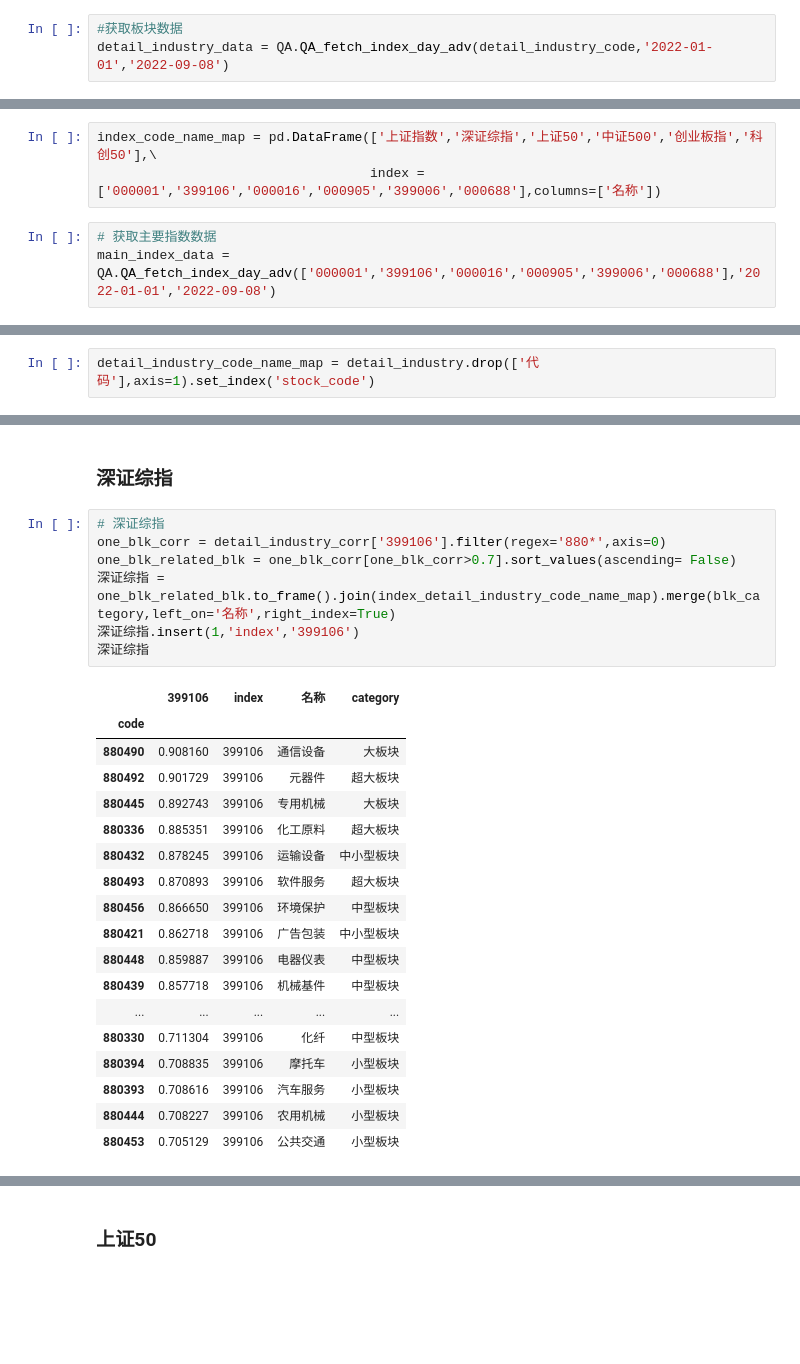
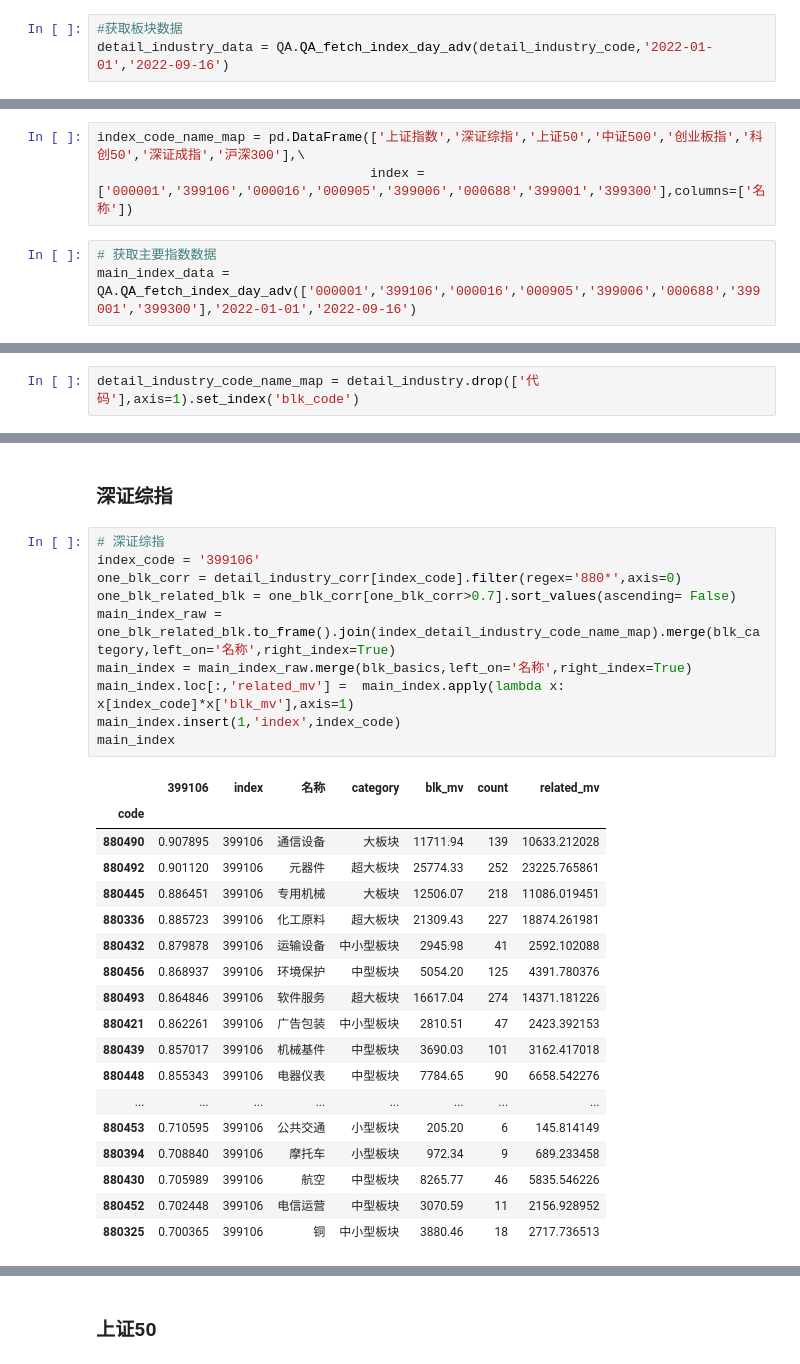
Before and after one commit to nuswgg/quants_qa, a Jupyter notebook: QA/A股指数相关性分析.ipynb, the cells around one changed output, grey strips where cells are left out. Drawn from its saved outputs; the diff is of its cells as text; blank space fills up the shorter version.

```diff
--- a/QA/A股指数相关性分析.ipynb
+++ b/QA/A股指数相关性分析.ipynb
@@ -106,14 +262,14 @@ detail_industry_code = detail_industry['stock_code'].to_list()
 # %%
 #获取板块数据
-detail_industry_data = QA.QA_fetch_index_day_adv(detail_industry_code,'2022-01-01','2022-09-08')
+detail_industry_data = QA.QA_fetch_index_day_adv(detail_industry_code,'2022-01-01','2022-09-16')
 # %% [markdown]
 ## 获取主要指数数据
 # %%
-index_code_name_map = pd.DataFrame(['上证指数','深证综指','上证50','中证500','创业板指','科创50'],\
-                                   index = ['000001','399106','000016','000905','399006','000688'],columns=['名称'])
+index_code_name_map = pd.DataFrame(['上证指数','深证综指','上证50','中证500','创业板指','科创50','深证成指','沪深300'],\
+                                   index = ['000001','399106','000016','000905','399006','000688','399001','399300'],columns=['名称'])
 # %%
 # 获取主要指数数据
-main_index_data = QA.QA_fetch_index_day_adv(['000001','399106','000016','000905','399006','000688'],'2022-01-01','2022-09-08')
+main_index_data = QA.QA_fetch_index_day_adv(['000001','399106','000016','000905','399006','000688','399001','399300'],'2022-01-01','2022-09-16')
 # %% [markdown]
 # 细分行业分析
 # %%
@@ -133,4 +289,4 @@ detail_industry
 | 109 | 880425 | 旅游服务 | 880425 |
 110 rows × 3 columns
 # %%
-detail_industry_code_name_map = detail_industry.drop(['代码'],axis=1).set_index('stock_code')
+detail_industry_code_name_map = detail_industry.drop(['代码'],axis=1).set_index('blk_code')
@@ -219,27 +369,30 @@ one_blk_related_blk = one_blk_corr[one_blk_corr>0.7].sort_values(ascending= Fals
 ### 深证综指
 # %%
 # 深证综指
-one_blk_corr = detail_industry_corr['399106'].filter(regex='880*',axis=0)
+index_code = '399106'
+one_blk_corr = detail_industry_corr[index_code].filter(regex='880*',axis=0)
 one_blk_related_blk = one_blk_corr[one_blk_corr>0.7].sort_values(ascending= False)
-深证综指 = one_blk_related_blk.to_frame().join(index_detail_industry_code_name_map).merge(blk_category,left_on='名称',right_index=True)
-深证综指.insert(1,'index','399106')
-深证综指
+main_index_raw = one_blk_related_blk.to_frame().join(index_detail_industry_code_name_map).merge(blk_category,left_on='名称',right_index=True)
+main_index = main_index_raw.merge(blk_basics,left_on='名称',right_index=True)
+main_index.loc[:,'related_mv'] =  main_index.apply(lambda x: x[index_code]*x['blk_mv'],axis=1)
+main_index.insert(1,'index',index_code)
+main_index
 # %% [output]
-|  | 399106 | index | 名称 | category |
-| code |  |  |  |  |
-| 880490 | 0.908160 | 399106 | 通信设备 | 大板块 |
-| 880492 | 0.901729 | 399106 | 元器件 | 超大板块 |
-| 880445 | 0.892743 | 399106 | 专用机械 | 大板块 |
-| 880336 | 0.885351 | 399106 | 化工原料 | 超大板块 |
-| 880432 | 0.878245 | 399106 | 运输设备 | 中小型板块 |
-| 880493 | 0.870893 | 399106 | 软件服务 | 超大板块 |
-| 880456 | 0.866650 | 399106 | 环境保护 | 中型板块 |
-| 880421 | 0.862718 | 399106 | 广告包装 | 中小型板块 |
-| 880448 | 0.859887 | 399106 | 电器仪表 | 中型板块 |
-| 880439 | 0.857718 | 399106 | 机械基件 | 中型板块 |
-| ... | ... | ... | ... | ... |
-| 880330 | 0.711304 | 399106 | 化纤 | 中型板块 |
-| 880394 | 0.708835 | 399106 | 摩托车 | 小型板块 |
-| 880393 | 0.708616 | 399106 | 汽车服务 | 小型板块 |
-| 880444 | 0.708227 | 399106 | 农用机械 | 小型板块 |
-| 880453 | 0.705129 | 399106 | 公共交通 | 小型板块 |
+|  | 399106 | index | 名称 | category | blk_mv | count | related_mv |
+| code |  |  |  |  |  |  |  |
+| 880490 | 0.907895 | 399106 | 通信设备 | 大板块 | 11711.94 | 139 | 10633.212028 |
+| 880492 | 0.901120 | 399106 | 元器件 | 超大板块 | 25774.33 | 252 | 23225.765861 |
+| 880445 | 0.886451 | 399106 | 专用机械 | 大板块 | 12506.07 | 218 | 11086.019451 |
+| 880336 | 0.885723 | 399106 | 化工原料 | 超大板块 | 21309.43 | 227 | 18874.261981 |
+| 880432 | 0.879878 | 399106 | 运输设备 | 中小型板块 | 2945.98 | 41 | 2592.102088 |
+| 880456 | 0.868937 | 399106 | 环境保护 | 中型板块 | 5054.20 | 125 | 4391.780376 |
+| 880493 | 0.864846 | 399106 | 软件服务 | 超大板块 | 16617.04 | 274 | 14371.181226 |
+| 880421 | 0.862261 | 399106 | 广告包装 | 中小型板块 | 2810.51 | 47 | 2423.392153 |
+| 880439 | 0.857017 | 399106 | 机械基件 | 中型板块 | 3690.03 | 101 | 3162.417018 |
+| 880448 | 0.855343 | 399106 | 电器仪表 | 中型板块 | 7784.65 | 90 | 6658.542276 |
+| ... | ... | ... | ... | ... | ... | ... | ... |
+| 880453 | 0.710595 | 399106 | 公共交通 | 小型板块 | 205.20 | 6 | 145.814149 |
+| 880394 | 0.708840 | 399106 | 摩托车 | 小型板块 | 972.34 | 9 | 689.233458 |
+| 880430 | 0.705989 | 399106 | 航空 | 中型板块 | 8265.77 | 46 | 5835.546226 |
+| 880452 | 0.702448 | 399106 | 电信运营 | 中型板块 | 3070.59 | 11 | 2156.928952 |
+| 880325 | 0.700365 | 399106 | 铜 | 中小型板块 | 3880.46 | 18 | 2717.736513 |
```
Also changed, not shown: parts of 192 cells of this notebook, 5 other files.
